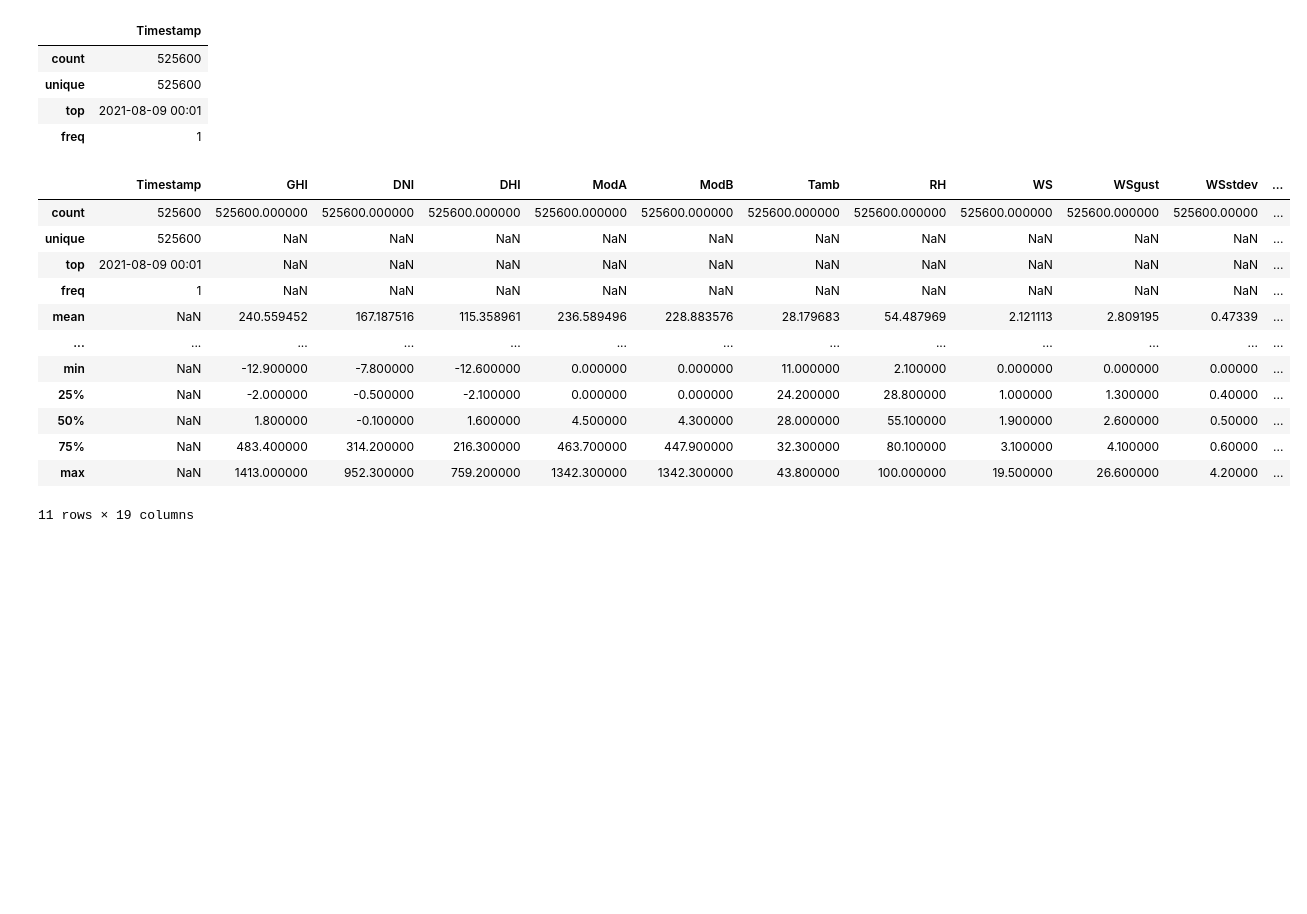
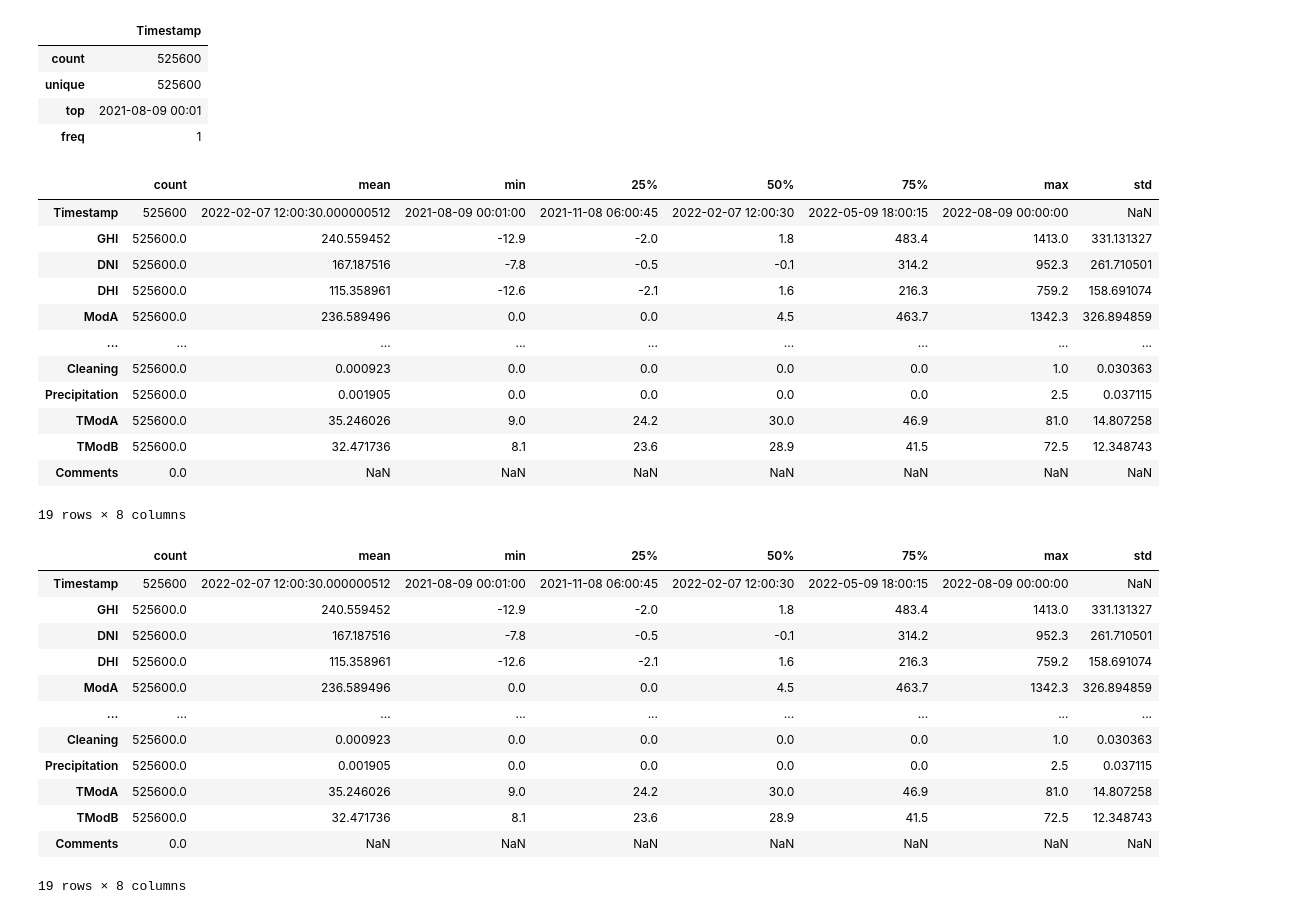
Before and after one commit to Moggycool/solar-challenge-week0, a Jupyter notebook: notebooks/benin_eda.ipynb, the cells around one changed output. Drawn from its saved outputs; the diff is of its cells as text; code cells hidden in the pictures; blank space fills up the shorter version.

Commit message:
update2-description of all numerical and categorical columns

```diff
--- a/notebooks/benin_eda.ipynb
+++ b/notebooks/benin_eda.ipynb
@@ -173,21 +173,36 @@ display(cat_description)
 # %%
 # Show description of all numerical and categorical columns
 df['Timestamp'] = pd.to_datetime(df['Timestamp'])
 numeric_summary = df.describe()
 display(numeric_summary.T)  # Transposed for readability
 full_summary = df.describe(include='all')
 display(full_summary.T)
+
+df.describe(include='all')
 # %% [output]
-|  | Timestamp | GHI | DNI | DHI | ModA | ModB | Tamb | RH | WS | WSgust | WSstdev | ... |
-| count | 525600 | 525600.000000 | 525600.000000 | 525600.000000 | 525600.000000 | 525600.000000 | 525600.000000 | 525600.000000 | 525600.000000 | 525600.000000 | 525600.00000 | ... |
-| unique | 525600 | NaN | NaN | NaN | NaN | NaN | NaN | NaN | NaN | NaN | NaN | ... |
-| top | 2021-08-09 00:01 | NaN | NaN | NaN | NaN | NaN | NaN | NaN | NaN | NaN | NaN | ... |
-| freq | 1 | NaN | NaN | NaN | NaN | NaN | NaN | NaN | NaN | NaN | NaN | ... |
-| mean | NaN | 240.559452 | 167.187516 | 115.358961 | 236.589496 | 228.883576 | 28.179683 | 54.487969 | 2.121113 | 2.809195 | 0.47339 | ... |
-| ... | ... | ... | ... | ... | ... | ... | ... | ... | ... | ... | ... | ... |
-| min | NaN | -12.900000 | -7.800000 | -12.600000 | 0.000000 | 0.000000 | 11.000000 | 2.100000 | 0.000000 | 0.000000 | 0.00000 | ... |
-| 25% | NaN | -2.000000 | -0.500000 | -2.100000 | 0.000000 | 0.000000 | 24.200000 | 28.800000 | 1.000000 | 1.300000 | 0.40000 | ... |
-| 50% | NaN | 1.800000 | -0.100000 | 1.600000 | 4.500000 | 4.300000 | 28.000000 | 55.100000 | 1.900000 | 2.600000 | 0.50000 | ... |
-| 75% | NaN | 483.400000 | 314.200000 | 216.300000 | 463.700000 | 447.900000 | 32.300000 | 80.100000 | 3.100000 | 4.100000 | 0.60000 | ... |
-| max | NaN | 1413.000000 | 952.300000 | 759.200000 | 1342.300000 | 1342.300000 | 43.800000 | 100.000000 | 19.500000 | 26.600000 | 4.20000 | ... |
+|  | count | mean | min | 25% | 50% | 75% | max | std |
+| Timestamp | 525600 | 2022-02-07 12:00:30.000000512 | 2021-08-09 00:01:00 | 2021-11-08 06:00:45 | 2022-02-07 12:00:30 | 2022-05-09 18:00:15 | 2022-08-09 00:00:00 | NaN |
+| GHI | 525600.0 | 240.559452 | -12.9 | -2.0 | 1.8 | 483.4 | 1413.0 | 331.131327 |
+| DNI | 525600.0 | 167.187516 | -7.8 | -0.5 | -0.1 | 314.2 | 952.3 | 261.710501 |
+| DHI | 525600.0 | 115.358961 | -12.6 | -2.1 | 1.6 | 216.3 | 759.2 | 158.691074 |
+| ModA | 525600.0 | 236.589496 | 0.0 | 0.0 | 4.5 | 463.7 | 1342.3 | 326.894859 |
+| ... | ... | ... | ... | ... | ... | ... | ... | ... |
+| Cleaning | 525600.0 | 0.000923 | 0.0 | 0.0 | 0.0 | 0.0 | 1.0 | 0.030363 |
+| Precipitation | 525600.0 | 0.001905 | 0.0 | 0.0 | 0.0 | 0.0 | 2.5 | 0.037115 |
+| TModA | 525600.0 | 35.246026 | 9.0 | 24.2 | 30.0 | 46.9 | 81.0 | 14.807258 |
+| TModB | 525600.0 | 32.471736 | 8.1 | 23.6 | 28.9 | 41.5 | 72.5 | 12.348743 |
+| Comments | 0.0 | NaN | NaN | NaN | NaN | NaN | NaN | NaN |
-11 rows × 19 columns
+19 rows × 8 columns
+|  | count | mean | min | 25% | 50% | 75% | max | std |
+| Timestamp | 525600 | 2022-02-07 12:00:30.000000512 | 2021-08-09 00:01:00 | 2021-11-08 06:00:45 | 2022-02-07 12:00:30 | 2022-05-09 18:00:15 | 2022-08-09 00:00:00 | NaN |
+| GHI | 525600.0 | 240.559452 | -12.9 | -2.0 | 1.8 | 483.4 | 1413.0 | 331.131327 |
+| DNI | 525600.0 | 167.187516 | -7.8 | -0.5 | -0.1 | 314.2 | 952.3 | 261.710501 |
+| DHI | 525600.0 | 115.358961 | -12.6 | -2.1 | 1.6 | 216.3 | 759.2 | 158.691074 |
+| ModA | 525600.0 | 236.589496 | 0.0 | 0.0 | 4.5 | 463.7 | 1342.3 | 326.894859 |
+| ... | ... | ... | ... | ... | ... | ... | ... | ... |
+| Cleaning | 525600.0 | 0.000923 | 0.0 | 0.0 | 0.0 | 0.0 | 1.0 | 0.030363 |
+| Precipitation | 525600.0 | 0.001905 | 0.0 | 0.0 | 0.0 | 0.0 | 2.5 | 0.037115 |
+| TModA | 525600.0 | 35.246026 | 9.0 | 24.2 | 30.0 | 46.9 | 81.0 | 14.807258 |
+| TModB | 525600.0 | 32.471736 | 8.1 | 23.6 | 28.9 | 41.5 | 72.5 | 12.348743 |
+| Comments | 0.0 | NaN | NaN | NaN | NaN | NaN | NaN | NaN |
+19 rows × 8 columns
```
